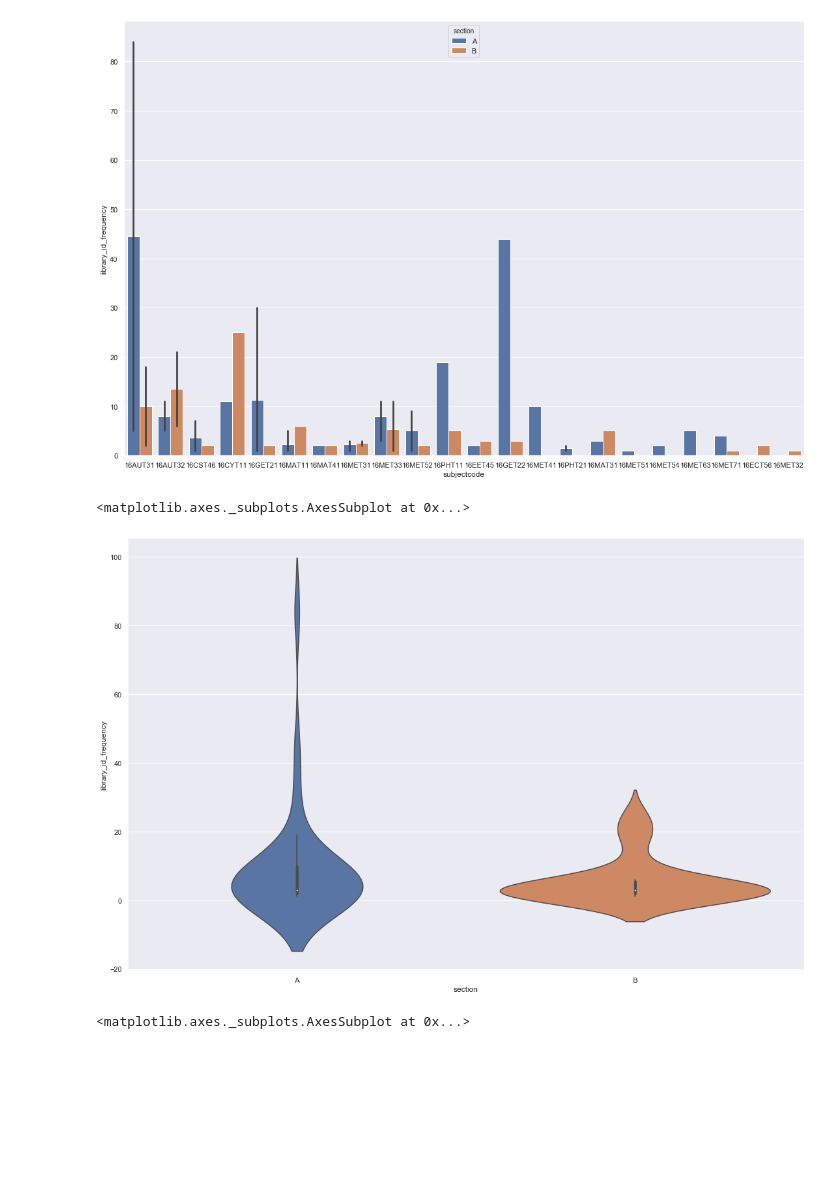
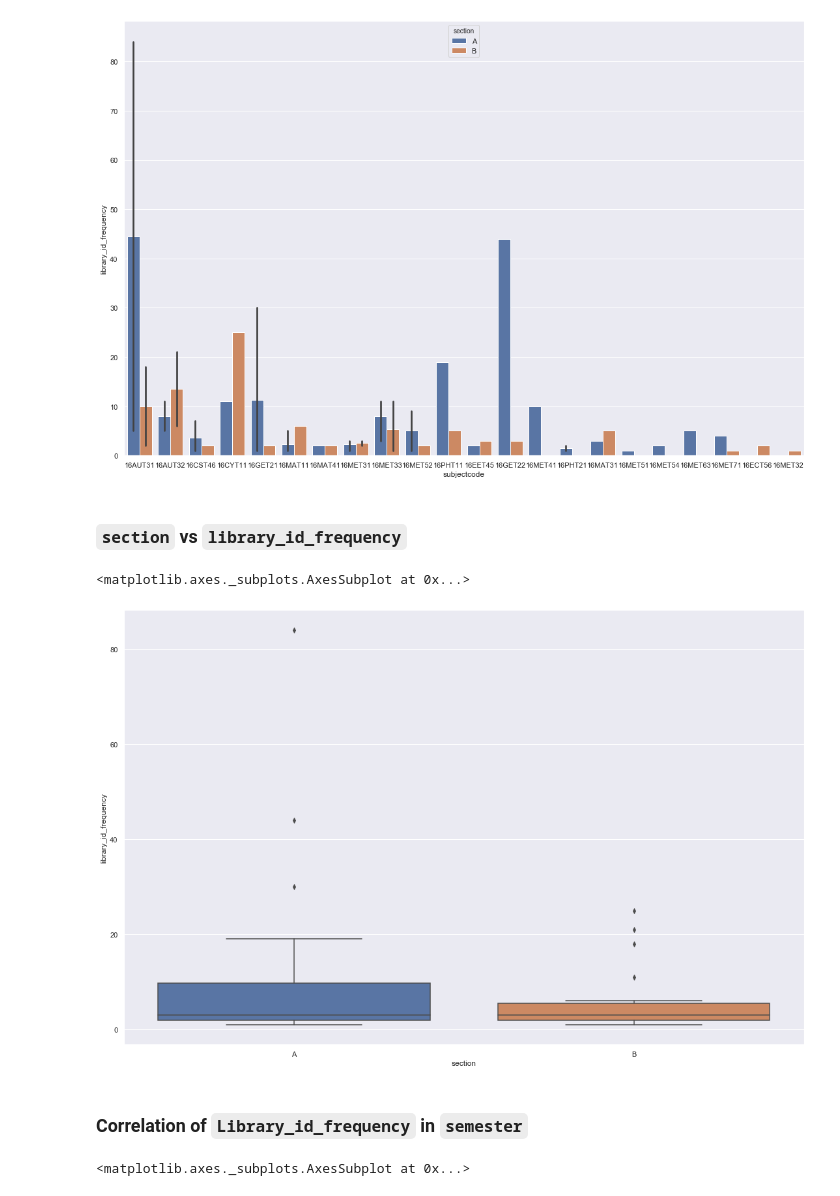
Before and after one commit to ShyamGurunath/Library_Project, a Jupyter notebook: docs/source/batch18.ipynb, the cells around one changed output. Drawn from its saved outputs; the diff is of its cells as text; code cells hidden in the pictures; blank space fills up the shorter version.

````diff
--- a/docs/source/batch18.ipynb
+++ b/docs/source/batch18.ipynb
@@ -47,5 +62,5 @@ lib
 # %%
-def assign_subjectcode(data,sub_code,exam_data):
+def assign_subjectcode(data,sub_code):
     data.set_index(data['issue_dt'],inplace=True)
     chemistry = data[data['title'].str.contains('CHEMISTRY')==True]
     chemistry['subjectcode'] = '16CYT11'
@@ -117,8 +132,4 @@ def assign_subjectcode(data,sub_code,exam_data):
     lib_merged = pd.merge(new_data,sub_code,on='subjectcode',how='inner')
     design_data['subjectcode'] = '16MET51-16MET61'
     design_data['course_title'] = 'Design data Book'
-    # frames2 = [maths,theory_machines,Communication_skills,design_data]
-    # lib_merged = lib_merged.append(frames2)
-    # lis = exam_data['id']
-    # lib_merged = lib_merged[lib_merged['id'].isin(lis)]
     return lib_merged
@@ -125,5 +138,5 @@ def assign_subjectcode(data,sub_code,exam_data):
 # %%
-new_lib = assign_subjectcode(data=lib,sub_code=sub_code,exam_data=exam)
+new_lib = assign_subjectcode(data=lib,sub_code=sub_code)
 # %%
 new_lib
 # %% [output]
@@ -143,11 +158,6 @@ new_lib
 # %%
-def mean_score(lib_data,exam_data):
+def mean_score(lib_data):
     class_mean_per_sem_subject = pd.DataFrame()
-    # class_mean_per_sem_subject['mean_score_sec'] = exam_data.groupby(['section','semester','subjectcode'])['total'].mean()
     class_mean_per_sem_subject['library_id_frequency'] = lib_data.groupby(['section','semester','subjectcode'])['id'].count()
     class_mean_per_sem_subject.reset_index(inplace=True)
-    # course_mean_per_sem = pd.DataFrame()
-    # course_mean_per_sem['course_mean_score'] = exam_data.groupby(['section','semester','subjectcode'])['total'].mean()
-    # course_mean_per_sem['library_freq_course_by_id'] = lib_data.groupby(['section','semester','subjectcode'])['id'].count()
-    # course_mean_per_sem.reset_index(inplace=True)
     return class_mean_per_sem_subject
@@ -154,2 +166,2 @@ def mean_score(lib_data,exam_data):
 # %%
-class_mean_score = mean_score(lib_data=new_lib,exam_data=exam)
+class_mean_score = mean_score(lib_data=new_lib)
@@ -161,11 +197,15 @@ sns.barplot(class_mean_score['subjectcode'],class_mean_score['library_id_frequen
 # %% [output]
 <matplotlib.axes._subplots.AxesSubplot at 0x...>
 [figure]
+# %% [markdown]
+### ```section``` vs ```library_id_frequency```
 # %%
-sns.violinplot(class_mean_score['section'],class_mean_score['library_id_frequency'],data=class_mean_score)
+sns.boxplot(class_mean_score['section'],class_mean_score['library_id_frequency'],data=class_mean_score)
 # %% [output]
 <matplotlib.axes._subplots.AxesSubplot at 0x...>
-[figure, old version]
+[figure, new version]
+# %% [markdown]
+### Correlation of ```Library_id_frequency``` in ```semester```
 # %%
 sns.heatmap(class_mean_score.corr(method='pearson'),annot=True)
 # %% [output]
````
Also changed, not shown: parts of 13 cells of this notebook, 2 other files.
